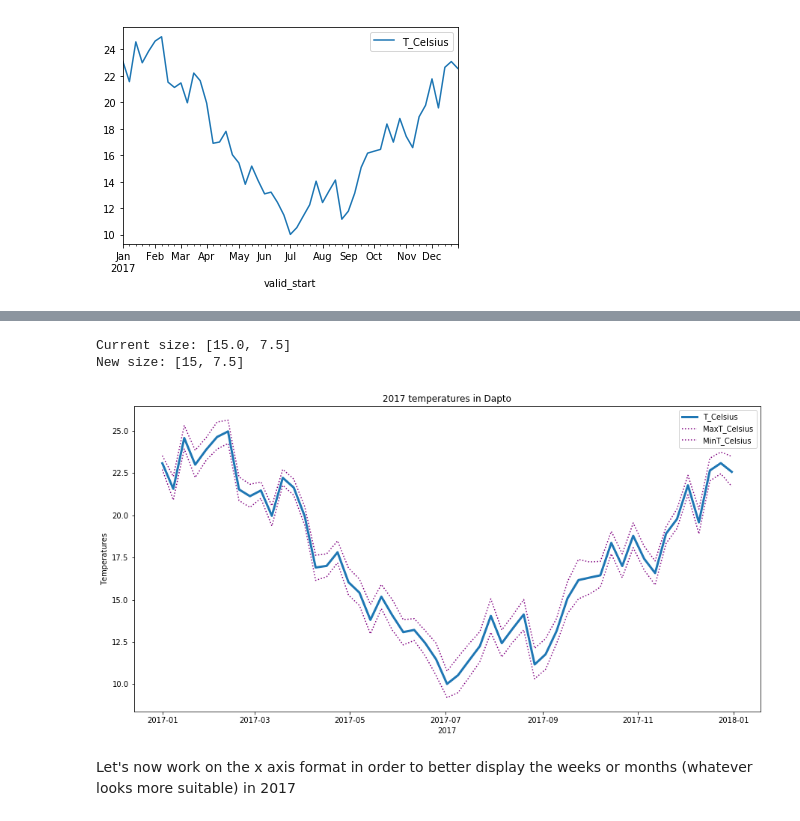
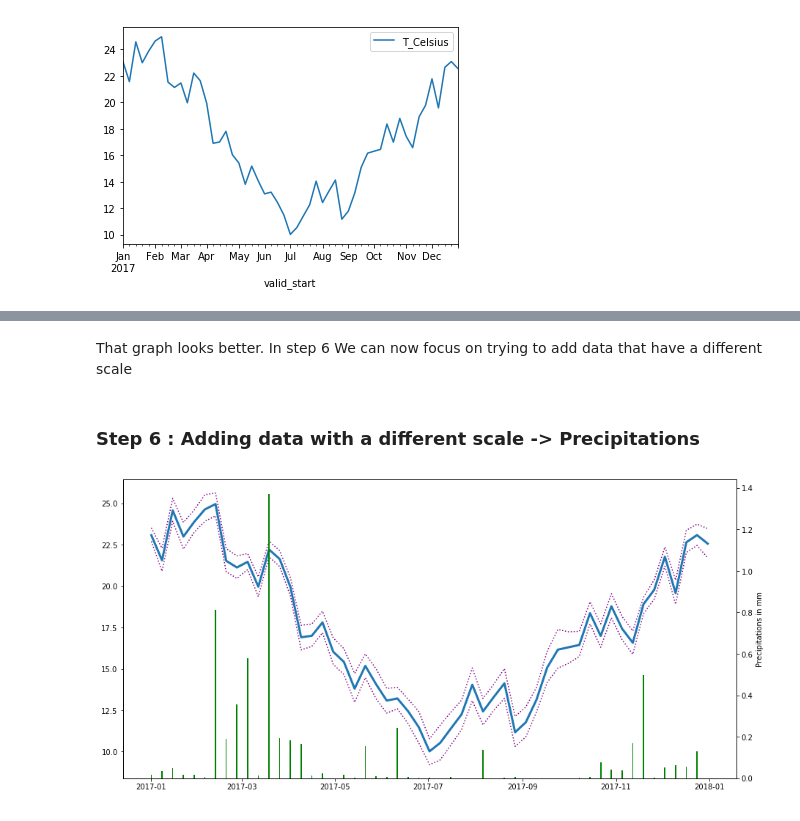
Before and after one commit to GuillaumeRouja/2019-Python-Data-Visualization, a Jupyter notebook: GR_BoM_displaying.ipynb, the cells around one changed output, grey strips where cells are left out. Drawn from its saved outputs; the diff is of its cells as text; code cells hidden in the pictures.

```diff
--- a/GR_BoM_displaying.ipynb
+++ b/GR_BoM_displaying.ipynb
@@ -136,33 +139,25 @@ We now have a better view of the temperatures. We can maybe still increase the p
-# %%
-# Check size and define a new size
-fig_size = plt.rcParams["figure.figsize"]
-print ("Current size:", fig_size)
-
-fig_size[0] = 15
-fig_size[1] = 7.5
-plt.rcParams["figure.figsize"] = fig_size
-print ("New size:", fig_size)
-
-# plotting the temperatures, this time making sure T_Celsius is plotted with a thicker line and other lines are dotted
-plt.plot(x, y1, label = "T_Celsius",linewidth=3.0)
-plt.plot(x, y2, label = "MaxT_Celsius",color='purple', linestyle='dotted')
-plt.plot(x, y3, label = "MinT_Celsius",color='purple', linestyle='dotted')
-
-# naming the axis
-plt.xlabel('2017')
-plt.ylabel('Temperatures')
-
-# giving a title to the graph
-plt.title('2017 temperatures in Dapto')
-
-# show a legend on the plot
-plt.legend()
-
-# function to show the plot
-plt.show()
-# %% [output]
-Current size: [15.0, 7.5]
-New size: [15, 7.5]
-[figure, removed]
-# %% [markdown]
-Let's now work on the x axis format in order to better display the weeks or months (whatever looks more suitable) in 2017
+# %% [markdown]
+That graph looks better. In step 6 We can now focus on trying to add data that have a different scale
+# %% [markdown]
+### Step 6 : Adding data with a different scale -> Precipitations ###
+# %%
+# Prepare the data we want to display
+
+fig, ax1 = plt.subplots()
+
+# Plot the data that share the same y axis
+
+ax1.plot(x, df2['T_Celsius'],linewidth=3.0)
+ax1.plot(x, df2['MaxT_Celsius'],color='purple', linestyle='dotted')
+ax1.plot(x, df2['MinT_Celsius'],color='purple', linestyle='dotted')
+
+# instantiate a second y axis that shares the same x-axis
+
+ax2 = ax1.twinx()
+
+ax2.set_ylabel('Precipitations in mm')
+ax2.bar(x, df2['Precip_mm'], color='green',linewidth=2.0)
+
+plt.show()
+# %% [output]
+[figure, added]
```
Also changed, not shown: parts of 9 cells of this notebook.
